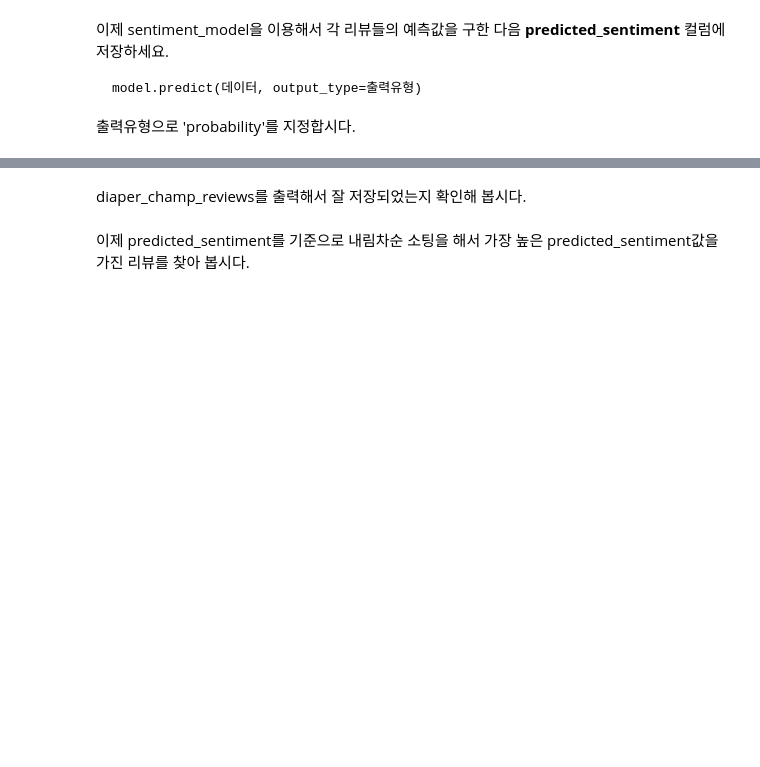
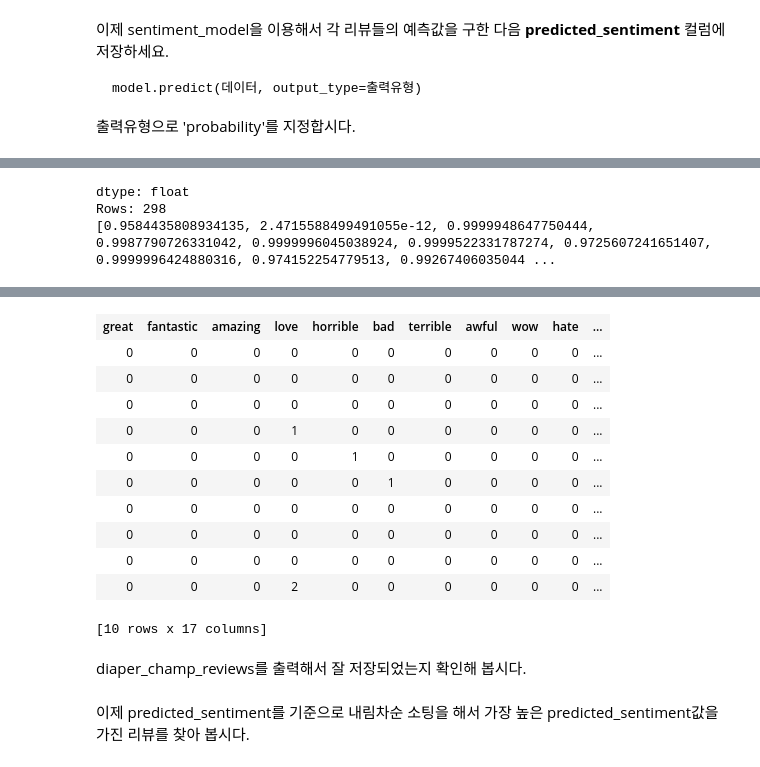
Before and after one commit to moncstl/jupyter, a Jupyter notebook: w3_-_classification_-_analyzing_product_sentiment_-_trainee.ipynb, the cells around one changed output, grey strips where cells are left out. Drawn from its saved outputs; the diff is of its cells as text; code cells hidden in the pictures; blank space fills up the shorter version.

```diff
--- a/w3_-_classification_-_analyzing_product_sentiment_-_trainee.ipynb
+++ b/w3_-_classification_-_analyzing_product_sentiment_-_trainee.ipynb
@@ -630,0 +696,8 @@ apply(...)
+# %%
+for w in selected_words:
+    def selected_word_count(dict):
+        if w in dict:
+            return dict[w]
+        else:
+            return 0
+    filtered_products[w] = filtered_products['word_count'].apply(selected_word_count)
@@ -632,3 +731,13 @@ apply(...)
 ### (고급) lambda를 이용한 코드
 
 아래는 lambda를 이용한 더 효율적인 코드입니다. apply를 이용할 때 일반함수를 사용하면 2개의 argument를 사용할 수 없습니다. 이 문제를 해결하기 위해 lambda를 사용합니다. 또한 함수를 반복적으로 지정하지 않는 장점이 있습니다.
+# %%
+def selected_word_count_adv(dict, w):
+    if w in dict:
+        return dict[w]
+    else:
+        return 0
+
+for w in selected_words:
+    filtered_products[w] = filtered_products['word_count'].apply(lambda x:selected_word_count_adv(x, w))
+    print w, filtered_products[w].sum()
@@ -737,2 +1034,4 @@ sentiment_model을 이용해서 'Baby Trend Diaper Champ'라는 상품 리뷰의
+# %%
+diaper_champ_reviews = filtered_products[filtered_products['name'] == 'Baby Trend Diaper Champ']
 # %% [markdown]
 먼저 몇 개인지 확인하세요. 298개가 맞나요?
@@ -744,0 +1074,11 @@ sentiment_model을 이용해서 'Baby Trend Diaper Champ'라는 상품 리뷰의
+# %%
+sentiment_model.predict(diaper_champ_reviews, output_type='probability')
+# %% [output]
+dtype: float
+Rows: 298
+[0.9584435808934135, 2.4715588499491055e-12, 0.9999948647750444, 0.9987790726331042, 0.9999996045038924, 0.9999522331787274, 0.9725607241651407, 0.9999996424880316, 0.974152254779513, 0.99267406035044 ...
+# %%
+diaper_champ_reviews['predicted_sentiment'] = sentiment_model.predict(diaper_champ_reviews, output_type='probability')
+# %%
+diaper_champ_reviews.head()
+# %% [output]
@@ -745,3 +1096,15 @@ sentiment_model을 이용해서 'Baby Trend Diaper Champ'라는 상품 리뷰의
+| great | fantastic | amazing | love | horrible | bad | terrible | awful | wow | hate | ... |
+| 0 | 0 | 0 | 0 | 0 | 0 | 0 | 0 | 0 | 0 | ... |
+| 0 | 0 | 0 | 0 | 0 | 0 | 0 | 0 | 0 | 0 | ... |
+| 0 | 0 | 0 | 0 | 0 | 0 | 0 | 0 | 0 | 0 | ... |
+| 0 | 0 | 0 | 1 | 0 | 0 | 0 | 0 | 0 | 0 | ... |
+| 0 | 0 | 0 | 0 | 1 | 0 | 0 | 0 | 0 | 0 | ... |
+| 0 | 0 | 0 | 0 | 0 | 1 | 0 | 0 | 0 | 0 | ... |
+| 0 | 0 | 0 | 0 | 0 | 0 | 0 | 0 | 0 | 0 | ... |
+| 0 | 0 | 0 | 0 | 0 | 0 | 0 | 0 | 0 | 0 | ... |
+| 0 | 0 | 0 | 0 | 0 | 0 | 0 | 0 | 0 | 0 | ... |
+| 0 | 0 | 0 | 2 | 0 | 0 | 0 | 0 | 0 | 0 | ... |
+[10 rows x 17 columns]
 # %% [markdown]
 diaper_champ_reviews를 출력해서 잘 저장되었는지 확인해 봅시다.
 # %% [markdown]
```
Also changed, not shown: parts of 41 cells of this notebook.
